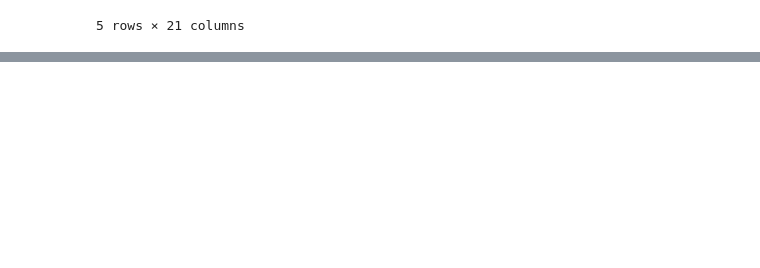
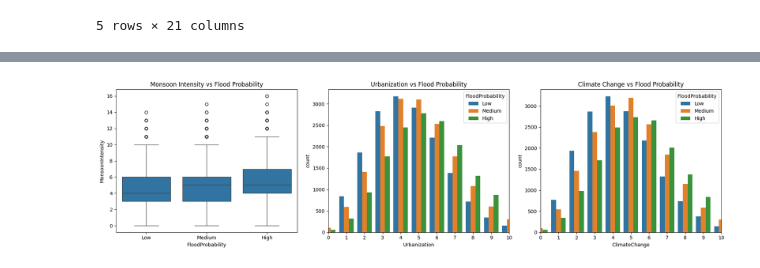
Before and after one commit to ushasri19/floodPrediction-and-Warning, a Jupyter notebook: flood_analysis.ipynb, the cells around one changed output, grey strips where cells are left out. Drawn from its saved outputs; the diff is of its cells as text; code cells hidden in the pictures; blank space fills up the shorter version.

```diff
--- a/flood_analysis.ipynb
+++ b/flood_analysis.ipynb
@@ -77,0 +100,26 @@ dtype: int64
+# %%
+fig, axes = plt.subplots(1, 3, figsize=(18, 5))
+
+# Boxplot: Monsoon Intensity vs Flood Probability (no xlim needed for boxplot)
+sns.boxplot(x=pd.qcut(data['FloodProbability'], 3, labels=['Low', 'Medium', 'High']),
+            y='MonsoonIntensity', data=data, ax=axes[0])
+axes[0].set_title('Monsoon Intensity vs Flood Probability')
+
+# Countplot: Urbanization vs Flood Probability Category
+sns.countplot(x='Urbanization',
+              hue=pd.qcut(data['FloodProbability'], 3, labels=['Low', 'Medium', 'High']),
+              data=data, ax=axes[1])
+axes[1].set_title('Urbanization vs Flood Probability')
+axes[1].set_xlim([0, 10])  # Limit x-axis from 0 to 10
+
+# Countplot: Climate Change vs Flood Probability Category
+sns.countplot(x='ClimateChange',
+              hue=pd.qcut(data['FloodProbability'], 3, labels=['Low', 'Medium', 'High']),
+              data=data, ax=axes[2])
+axes[2].set_title('Climate Change vs Flood Probability')
+axes[2].set_xlim([0, 10])  # Limit x-axis from 0 to 10
+
+plt.tight_layout()
+plt.show()
+# %% [output]
+[figure, added]
```
Also changed, not shown: parts of 10 cells of this notebook.
